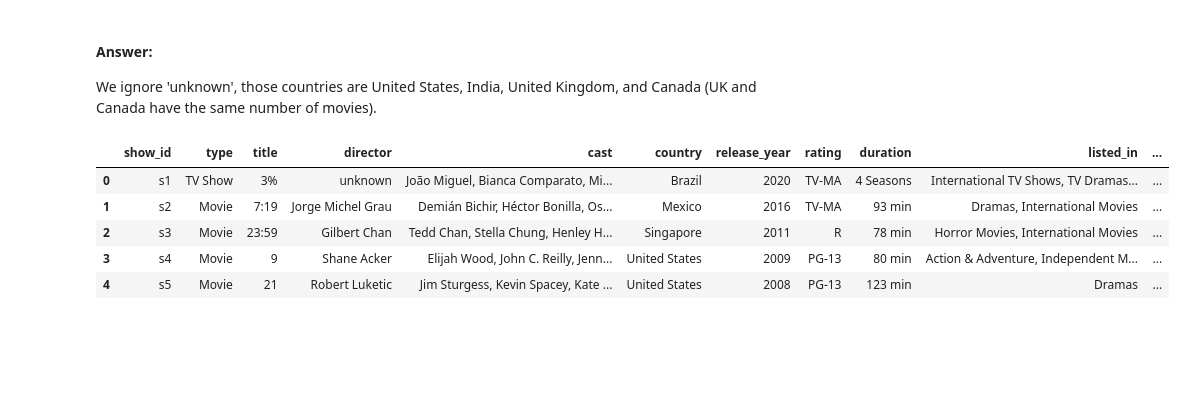
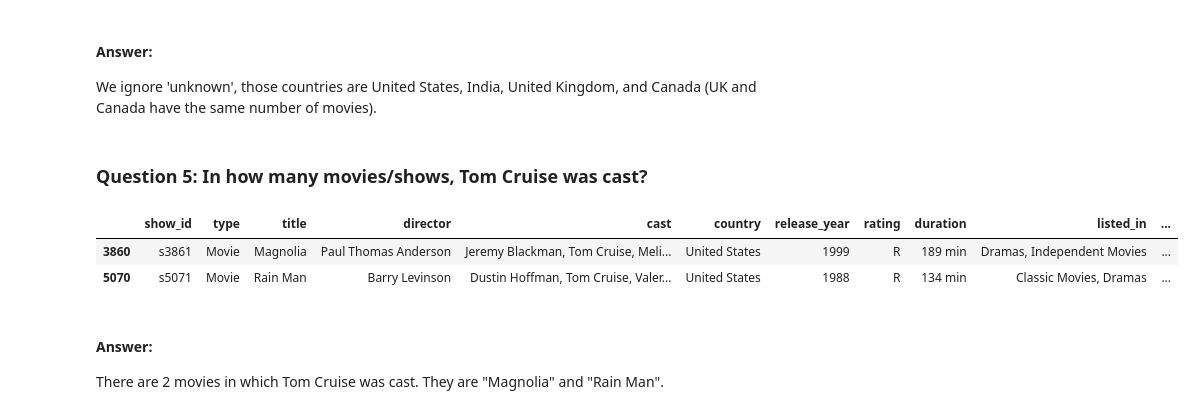
Before and after one commit to AnhKun/netflix_analysis, a Jupyter notebook: Netflix-Analysis.ipynb, the cells around one changed output. Drawn from its saved outputs; the diff is of its cells as text; code cells hidden in the pictures; blank space fills up the shorter version.

Commit message:
answer the 5th question

```diff
--- a/Netflix-Analysis.ipynb
+++ b/Netflix-Analysis.ipynb
@@ -222,12 +222,15 @@ Name: country, dtype: int64
 # %% [markdown]
 #### Answer:
 We ignore 'unknown', those countries are United States, India, United Kingdom, and Canada (UK and Canada have the same number of movies).
-# %%
-df.head()
-# %% [output]
-|  | show_id | type | title | director | cast | country | release_year | rating | duration | listed_in | ... |
-| 0 | s1 | TV Show | 3% | unknown | João Miguel, Bianca Comparato, Mi... | Brazil | 2020 | TV-MA | 4 Seasons | International TV Shows, TV Dramas... | ... |
-| 1 | s2 | Movie | 7:19 | Jorge Michel Grau | Demián Bichir, Héctor Bonilla, Os... | Mexico | 2016 | TV-MA | 93 min | Dramas, International Movies | ... |
-| 2 | s3 | Movie | 23:59 | Gilbert Chan | Tedd Chan, Stella Chung, Henley H... | Singapore | 2011 | R | 78 min | Horror Movies, International Movies | ... |
-| 3 | s4 | Movie | 9 | Shane Acker | Elijah Wood, John C. Reilly, Jenn... | United States | 2009 | PG-13 | 80 min | Action & Adventure, Independent M... | ... |
-| 4 | s5 | Movie | 21 | Robert Luketic | Jim Sturgess, Kevin Spacey, Kate ... | United States | 2008 | PG-13 | 123 min | Dramas | ... |
+# %% [markdown]
+### Question 5: In how many movies/shows, Tom Cruise was cast?
+# %%
+# use str.contains()
+df[df['cast'].str.contains('Tom Cruise')]
+# %% [output]
+|  | show_id | type | title | director | cast | country | release_year | rating | duration | listed_in | ... |
+| 3860 | s3861 | Movie | Magnolia | Paul Thomas Anderson | Jeremy Blackman, Tom Cruise, Meli... | United States | 1999 | R | 189 min | Dramas, Independent Movies | ... |
+| 5070 | s5071 | Movie | Rain Man | Barry Levinson | Dustin Hoffman, Tom Cruise, Valer... | United States | 1988 | R | 134 min | Classic Movies, Dramas | ... |
+# %% [markdown]
+#### Answer:
+There are 2 movies in which Tom Cruise was cast. They are "Magnolia" and "Rain Man".
```
Also changed, not shown: parts of 2 cells of this notebook.
